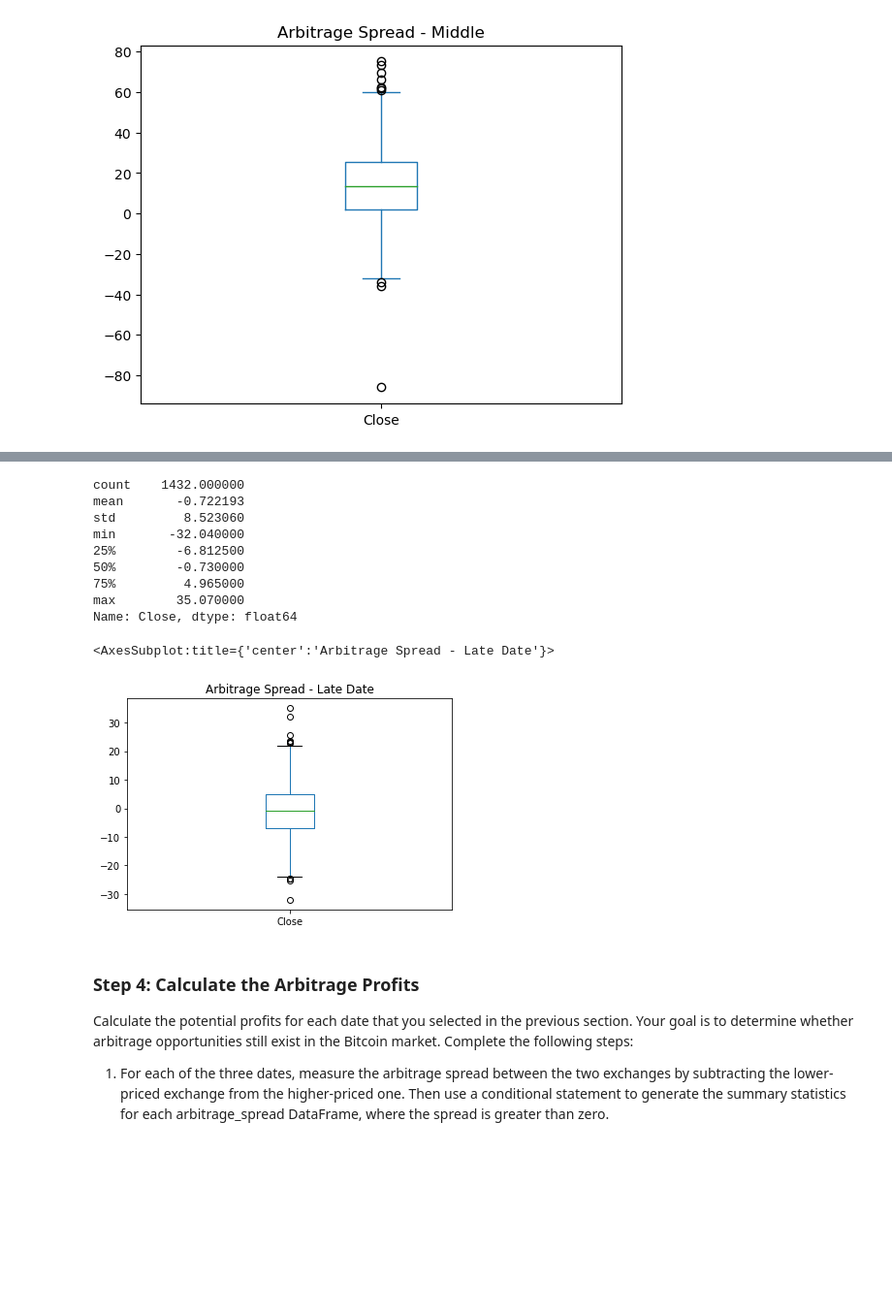
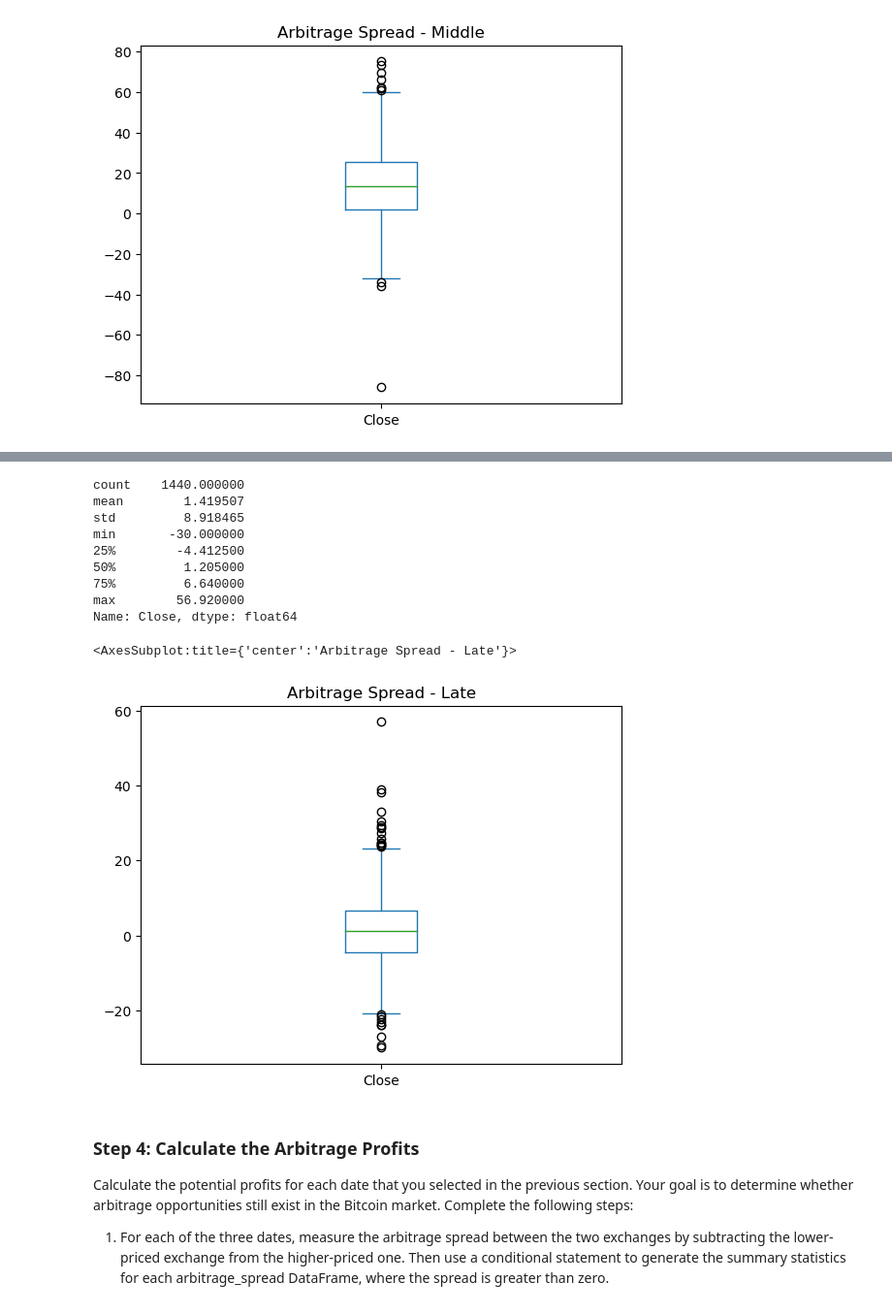
Before and after one commit to djohnst914/Bitcoin_Arbitrage_Opportunities, a Jupyter notebook: crypto_arbitrage.ipynb, the cells around one changed output, grey strips where cells are left out. Shown at 97% size. Cells and saved outputs as stored; diff of their text form; code cells hidden in the pictures; blank space fills up the shorter version.

```diff
--- a/crypto_arbitrage.ipynb
+++ b/crypto_arbitrage.ipynb
@@ -446,26 +449,26 @@ arbitrage_spread_middle.plot(title = "Arbitrage Spread - Middle", kind='box')
 # %%
 # Using the date from the late that you have selected, calculate the arbitrage spread
 # by subtracting the bitstamp lower closing prices from the coinbase higher closing prices
-arbitrage_spread_late = # YOUR CODE HERE
+arbitrage_spread_late = coinbase["Close"].loc["2018-03-30"] - bitstamp["Close"].loc["2018-03-30"]
 
 # Generate summary statistics for the late DataFrame
-# YOUR CODE HERE
+arbitrage_spread_late.describe()
 # %% [output]
-count    1432.000000
-mean       -0.722193
-std         8.523060
-min       -32.040000
-25%        -6.812500
-50%        -0.730000
-75%         4.965000
-max        35.070000
+count    1440.000000
+mean        1.419507
+std         8.918465
+min       -30.000000
+25%        -4.412500
+50%         1.205000
+75%         6.640000
+max        56.920000
 Name: Close, dtype: float64
 # %%
 # Visualize the arbitrage spread from late in the dataset in a box plot
-# YOUR CODE HERE
+arbitrage_spread_late.plot(title = "Arbitrage Spread - Late", kind='box')
 # %% [output]
-<AxesSubplot:title={'center':'Arbitrage Spread - Late Date'}>
+<AxesSubplot:title={'center':'Arbitrage Spread - Late'}>
-[figure, old version]
+[figure, new version]
 # %% [markdown]
 ### Step 4: Calculate the Arbitrage Profits
 
```
Also changed, not shown: parts of 1 cell of this notebook.
